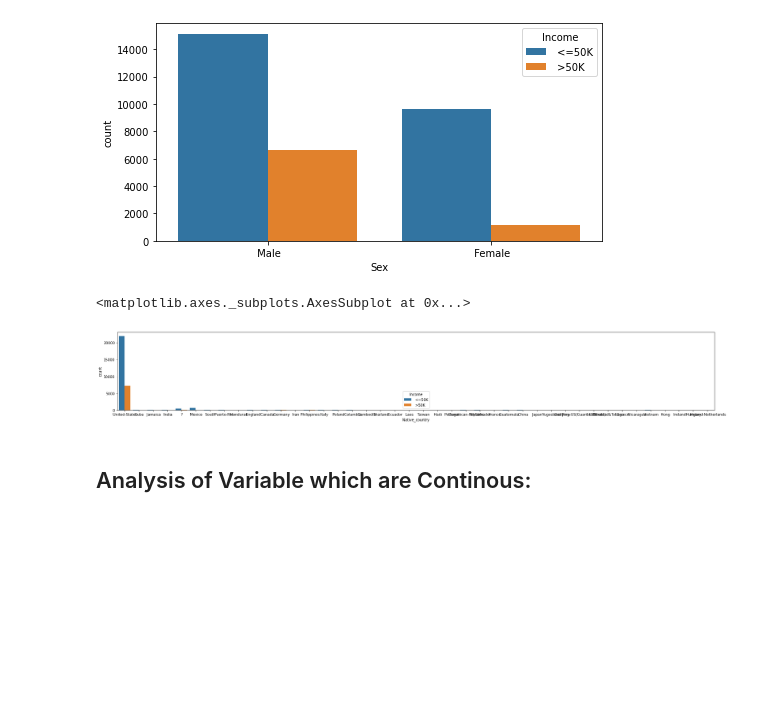
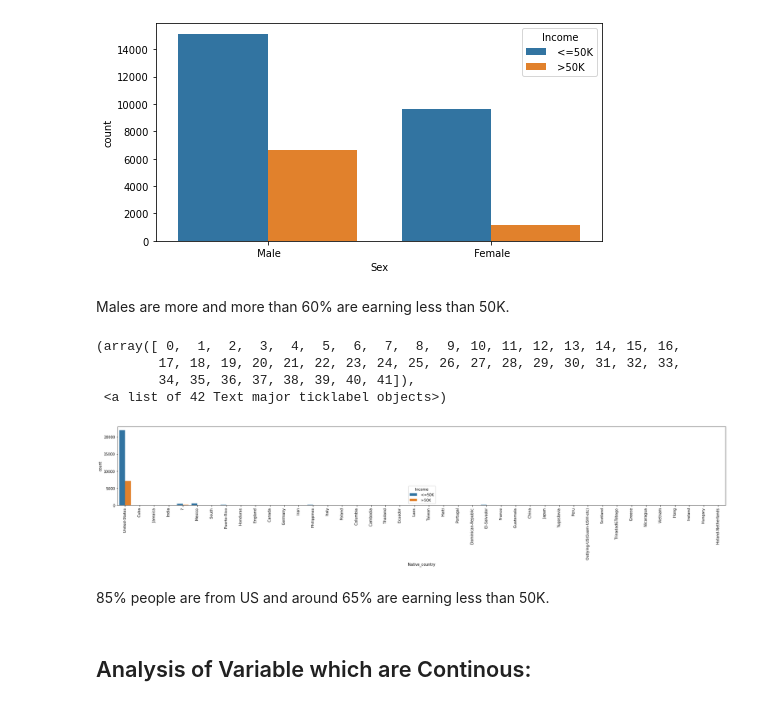
Before and after one commit to riturani2403/Data-Trained-practice-projects, a Jupyter notebook: Adult_Census_Income.ipynb, the cells around one changed output. Cells and saved outputs as stored; diff of their text form; code cells hidden in the pictures; blank space fills up the shorter version.

```diff
--- a/Adult_Census_Income.ipynb
+++ b/Adult_Census_Income.ipynb
@@ -237,14 +306,20 @@ sns.countplot(x="Sex",hue="Income",data=df)
 # %% [output]
 <matplotlib.axes._subplots.AxesSubplot at 0x...>
 [figure]
+# %% [markdown]
+Males are more and more than 60% are earning less than 50K.
 # %%
-
-
 plt.subplots(figsize=(30,4))
 sns.countplot(x="Native_country",hue="Income",data=df)
+plt.xticks(rotation = 90)
 # %% [output]
-<matplotlib.axes._subplots.AxesSubplot at 0x...>
+(array([ 0,  1,  2,  3,  4,  5,  6,  7,  8,  9, 10, 11, 12, 13, 14, 15, 16,
+        17, 18, 19, 20, 21, 22, 23, 24, 25, 26, 27, 28, 29, 30, 31, 32, 33,
+        34, 35, 36, 37, 38, 39, 40, 41]),
+ <a list of 42 Text major ticklabel objects>)
-[figure, old version]
+[figure, new version]
+# %% [markdown]
+85% people are from US and around 65% are earning less than 50K.
 # %% [markdown]
 ## Analysis of Variable which are Continous:
 # %%
```
Also changed, not shown: parts of 45 cells of this notebook.
